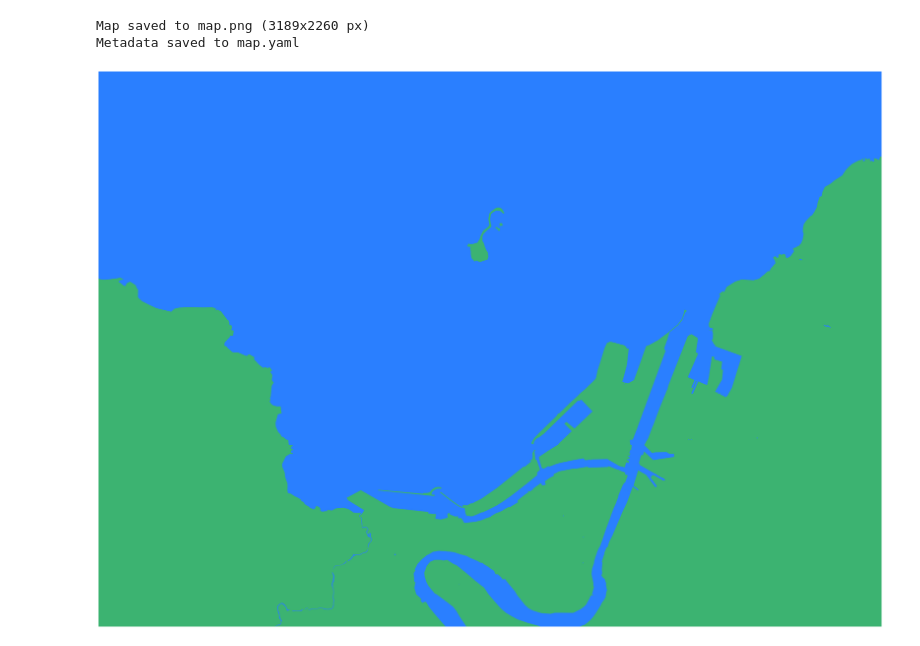
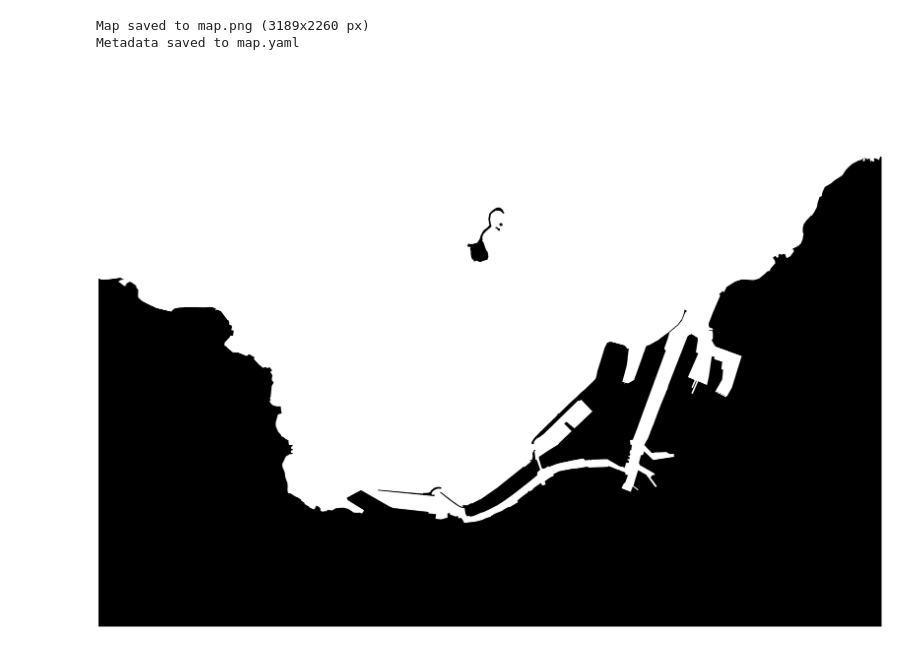
Before and after one commit to incebellipipo/cartoblobpy, a Jupyter notebook: notebooks/mapgen.ipynb, the cells around one changed output. Cells and saved outputs as stored; diff of their text form; code cells hidden in the pictures.

```diff
--- a/notebooks/mapgen.ipynb
+++ b/notebooks/mapgen.ipynb
@@ -1,24 +1,35 @@
 # %%
 from cartoblobpy.map_generation import create_map
 
 # Istanbul
 # lat_tl, lon_tl = 41.046893, 28.927251
 # lat_br, lon_br = 40.962086, 29.101507
 
 # Trondheim
 lat_tl, lon_tl = 63.464855, 10.321716
 lat_br, lon_br = 63.423063, 10.447594
 
 # Trondhiem large
 # lat_tl, lon_tl = 63.669637, 9.233248
 # lat_br, lon_br = 63.279091, 10.987246
 
 # Oslo
 # lat_tl, lon_tl = 59.92, 10.65
 # lat_br, lon_br = 59.88, 10.75
 
-create_map(lat_tl=lat_tl, lon_tl=lon_tl, lat_br=lat_br, lon_br=lon_br, resolution=2.0)
+
+
+create_map(
+    lat_tl=lat_tl,
+    lon_tl=lon_tl,
+    lat_br=lat_br,
+    lon_br=lon_br,
+    resolution=2.0,
+    water_color="#ffffff",
+    land_color="#000000",
+    transparent_water=True,
+)
 # %% [output]
 Map saved to map.png (3189x2260 px)
 Metadata saved to map.yaml
-[figure, old version]
+[figure, new version]
```
Also changed, not shown: 9 other files.
